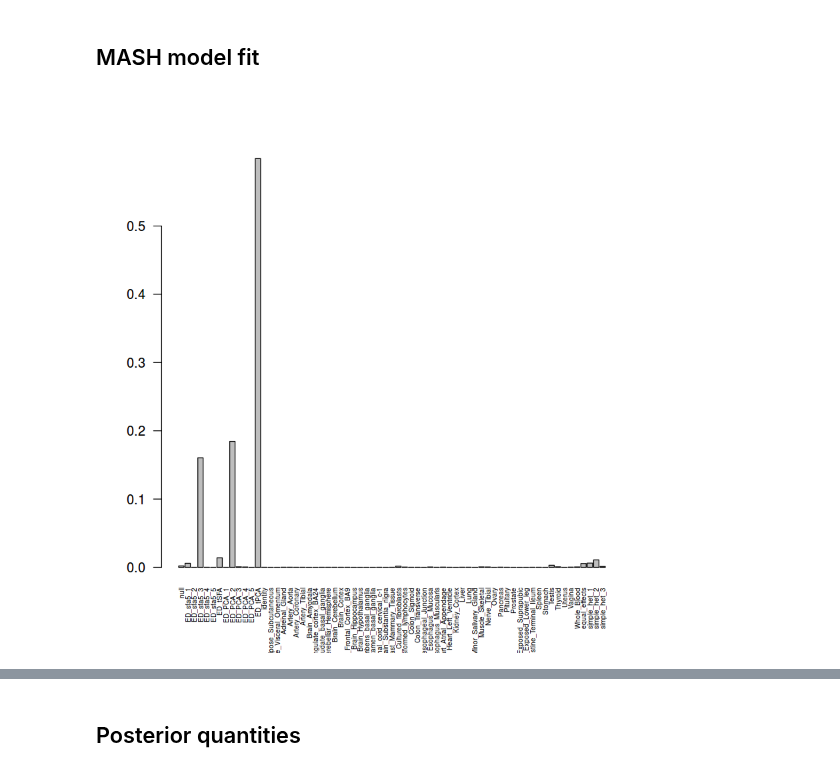
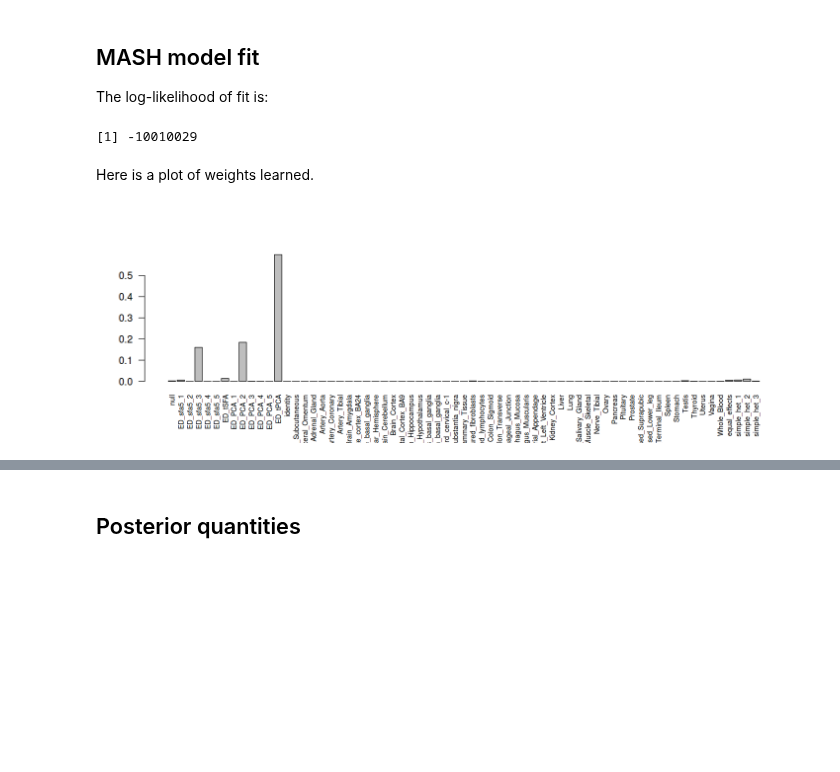
Before and after one commit to stephenslab/gtex-eqtls, a Jupyter notebook: analysis/20171003_MASH_Results.ipynb, the cells around one changed output, grey strips where cells are left out. Drawn from its saved outputs; the diff is of its cells as text; code cells hidden in the pictures; blank space fills up the shorter version.

```diff
--- a/analysis/20171003_MASH_Results.ipynb
+++ b/analysis/20171003_MASH_Results.ipynb
@@ -11,2 +14,6 @@ library(mashr)
+# %%
+res = readRDS('~/Documents/GTExV8/MASH/GTExV8.ciseQTL.4MASH.cov.K5.P5.mash_model.rds')
+res$result = readRDS('~/Documents/GTExV8/MASH/GTExV8.ciseQTL.4MASH.cov.K5.P5.mash_posterior.rds')
 # %% [markdown]
 ## MASH model fit
+The log-likelihood of fit is:
@@ -15,5 +20,11 @@ hm = readRDS('~/Documents/GTExV8/MASH/GTExV8.ciseQTL.4MASH.cov.K5.P5.mash_model.
-# %%
-pis = get_estimated_pi(hm)
-barplot(pis,las = 2,cex.names = 0.5)
-# %% [output]
-[figure, removed]
+# %%
+get_loglik(res)
+# %% [output]
+[1] -10010029
+# %% [markdown]
+Here is a plot of weights learned.
+# %%
+options(repr.plot.width=12, repr.plot.height=4)
+barplot(get_estimated_pi(res), las = 2, cex.names = 0.7)
+# %% [output]
+[figure, added]
```
Also changed, not shown: parts of 15 cells of this notebook, 2 other files.
